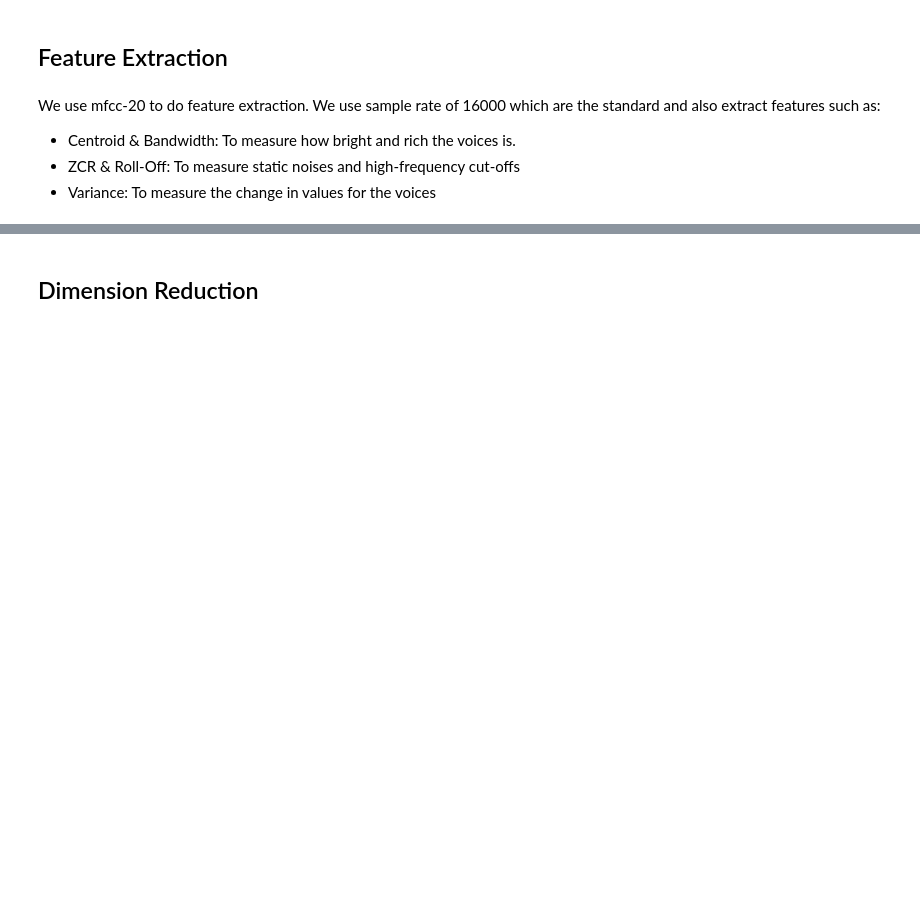
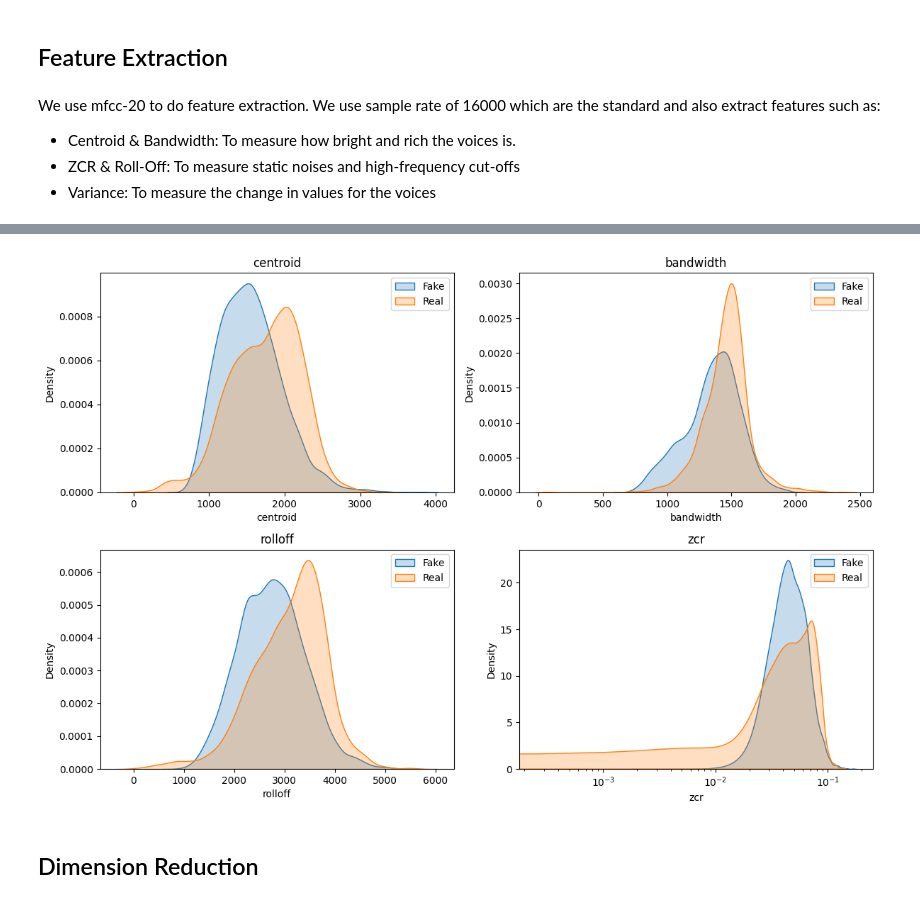
Before and after one commit to VVeebu/Riyal-or-Fake, a Jupyter notebook: PSD_FinPro.ipynb, the cells around one changed output, grey strips where cells are left out. Cells and saved outputs as stored; diff of their text form; code cells hidden in the pictures; blank space fills up the shorter version.

```diff
--- a/PSD_FinPro.ipynb
+++ b/PSD_FinPro.ipynb
@@ -214,3 +197,23 @@ plt.show()
+# %%
+key_features = ['centroid', 'bandwidth', 'rolloff', 'zcr']
+
+
+fig, axes = plt.subplots(2, 2, figsize=(12, 8))
+axes = axes.flatten()
+
+for ax, feature in zip(axes, key_features):
+    sns.kdeplot(df_fake[feature], label='Fake', fill=True, ax=ax)
+    sns.kdeplot(df_real[feature], label='Real', fill=True, ax=ax)
+    ax.set_title(f'{feature}')
+    ax.set_xlabel(feature)
+    ax.set_ylabel('Density')
+    ax.legend()
+
+plt.xscale("log")
+plt.tight_layout()
+plt.show()
+# %% [output]
+[figure, added]
 # %% [markdown]
 ## Dimension Reduction
 # %% [markdown]
```
Also changed, not shown: parts of 19 cells of this notebook, 5 other files.
